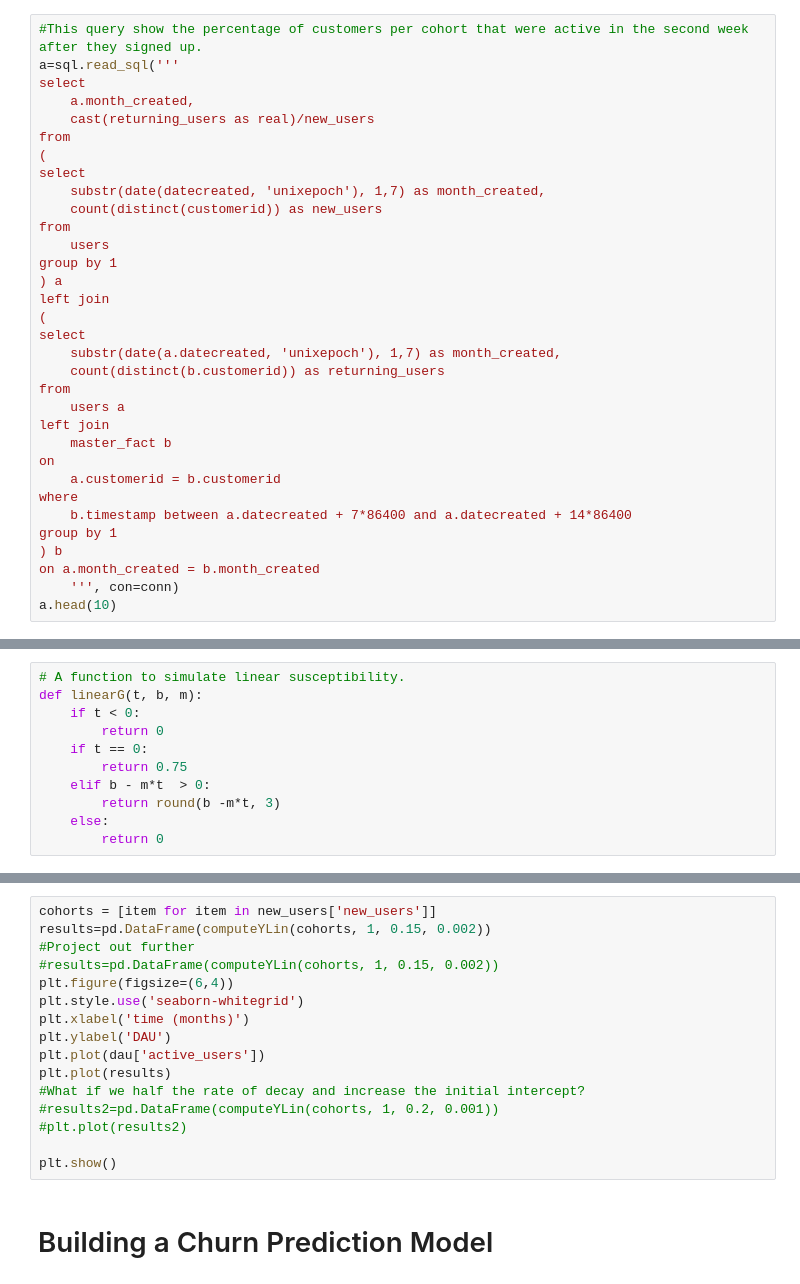
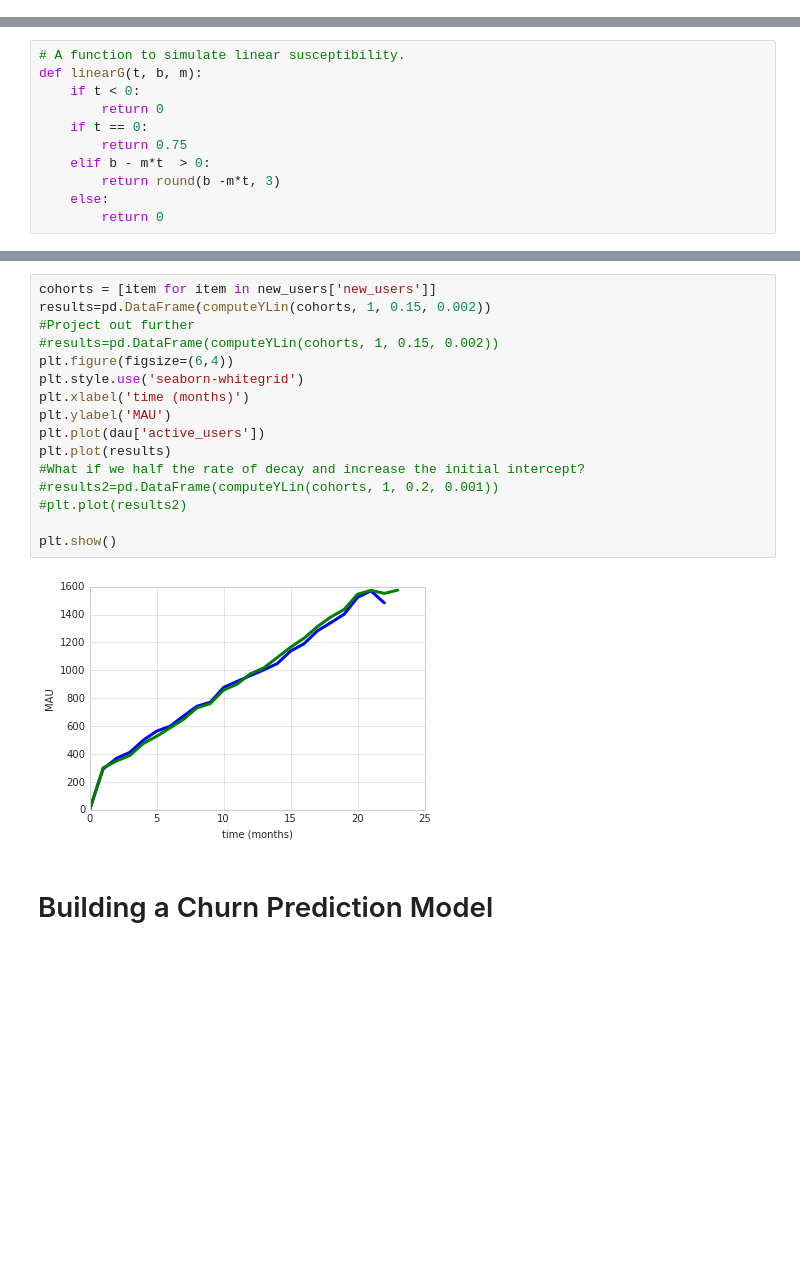
Before and after one commit to thevioletpiece/data_science_tools, a Jupyter notebook: databases/Lecture 16 .ipynb, the cells around one changed output, grey strips where cells are left out. Saved outputs shown, nothing was run; the diff lists cells and outputs as text; blank space fills up the shorter version.

```diff
--- a/databases/Lecture 16 .ipynb
+++ b/databases/Lecture 16 .ipynb
@@ -230,36 +254,3 @@ a.head(20)
 Give me the users that were active on '2014-01-01' that were also active on '2014-01-07'.
 # %% [markdown]
 ### Measuring a Growth Susceptibility: Retention Rate
-# %%
-#This query show the percentage of customers per cohort that were active in the second week after they signed up.
-a=sql.read_sql('''
-select
-    a.month_created,
-    cast(returning_users as real)/new_users
-from
-(
-select
-    substr(date(datecreated, 'unixepoch'), 1,7) as month_created,
-    count(distinct(customerid)) as new_users
-from
-    users
-group by 1
-) a
-left join
-(
-select
-    substr(date(a.datecreated, 'unixepoch'), 1,7) as month_created,
-    count(distinct(b.customerid)) as returning_users
-from
-    users a
-left join
-    master_fact b
-on
-    a.customerid = b.customerid
-where
-    b.timestamp between a.datecreated + 7*86400 and a.datecreated + 14*86400
-group by 1
-) b
-on a.month_created = b.month_created
-    ''', con=conn)
-a.head(10)
@@ -423,19 +426,21 @@ plt.plot(dau['active_users'])
 # %%
 cohorts = [item for item in new_users['new_users']]
 results=pd.DataFrame(computeYLin(cohorts, 1, 0.15, 0.002))
 #Project out further
 #results=pd.DataFrame(computeYLin(cohorts, 1, 0.15, 0.002))
 plt.figure(figsize=(6,4))
 plt.style.use('seaborn-whitegrid')
 plt.xlabel('time (months)')
-plt.ylabel('DAU')
+plt.ylabel('MAU')
 plt.plot(dau['active_users'])
 plt.plot(results)
 #What if we half the rate of decay and increase the initial intercept?
 #results2=pd.DataFrame(computeYLin(cohorts, 1, 0.2, 0.001))
 #plt.plot(results2)
 
 plt.show()
+# %% [output]
+[figure, added]
 # %% [markdown]
 # Building a Churn Prediction Model
 # %% [markdown]
```
Also changed, not shown: parts of 21 cells of this notebook, 1 other file.
